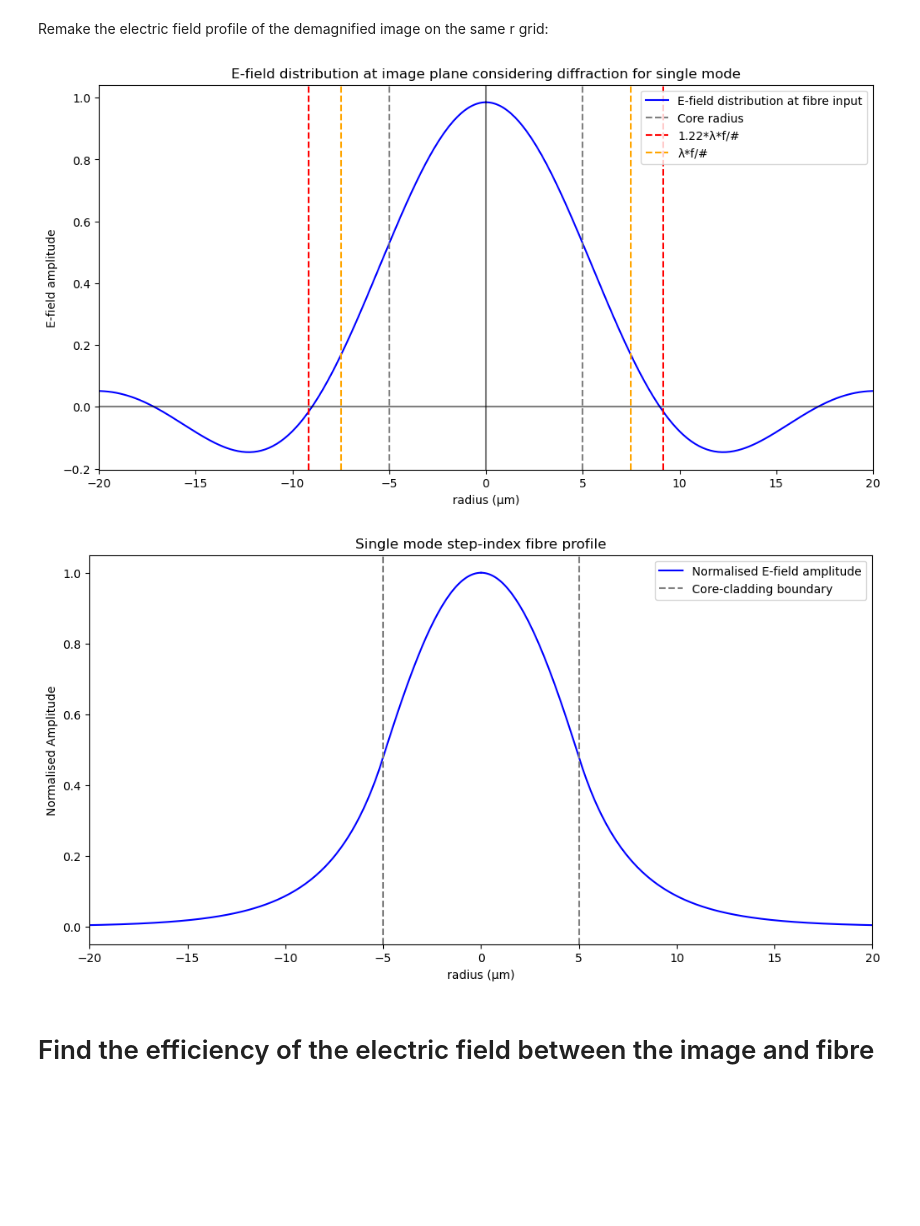
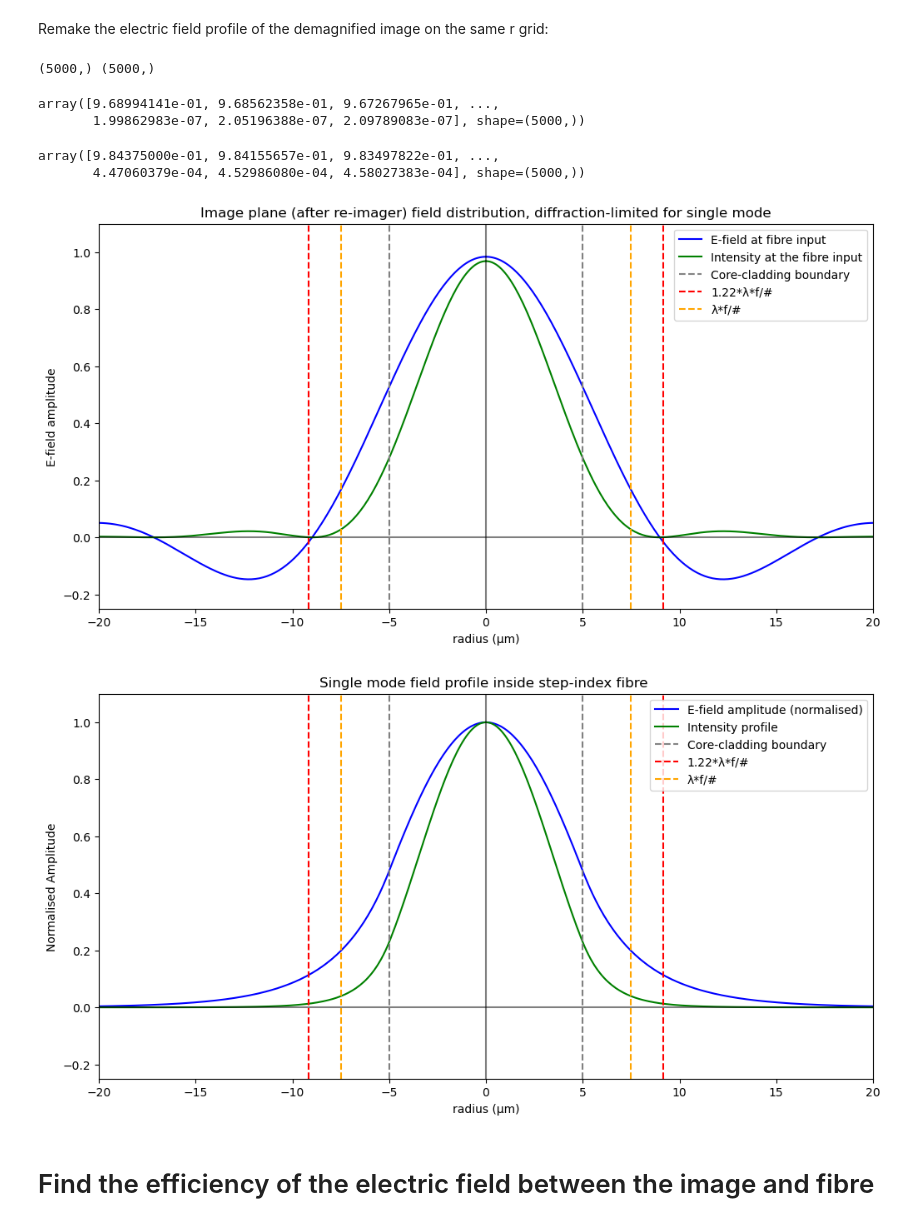
Before and after one commit to TongyueLiu/OH-Suppression-MRes-Project, a Jupyter notebook: Diffraction limited profile of E-field.ipynb, the cells around one changed output. Drawn from its saved outputs; the diff is of its cells as text; code cells hidden in the pictures; blank space fills up the shorter version.

```diff
--- a/Diffraction limited profile of E-field.ipynb
+++ b/Diffraction limited profile of E-field.ipynb
@@ -288,0 +304,4 @@ I_smf = np.abs(E_smf)**2
+# %%
+# Calculate electric field and intensity profiles using the function
+E_smf, I_smf = calculate_electric_field(rho, X_root, Y_root)
+print(E_smf.shape, I_smf.shape)
@@ -513,42 +573,71 @@ I_image_demag = np.abs(E_image_demag)**2
+# %%
+E_image_demag, I_image_demag = demagnified_diffraction_limited_E_field(r, lam0, F, alpha, E_S, Magnification)
+print(E_image_demag.shape, I_image_demag.shape)
+# %% [output]
+(5000,) (5000,)
+# %%
+I_image_demag
+# %% [output]
+array([9.68994141e-01, 9.68562358e-01, 9.67267965e-01, ...,
+       1.99862983e-07, 2.05196388e-07, 2.09789083e-07], shape=(5000,))
+# %%
+E_image_demag
+# %% [output]
+array([9.84375000e-01, 9.84155657e-01, 9.83497822e-01, ...,
+       4.47060379e-04, 4.52986080e-04, 4.58027383e-04], shape=(5000,))
 # %%
 plt.figure(figsize=(12, 6))
-plt.plot(r * 1e6, E_image_demag, label = 'E-field distribution at fibre input', color='blue')
+plt.plot(r * 1e6, E_image_demag, label = 'E-field at fibre input', color='blue')
 plt.plot(-r * 1e6, E_image_demag, color='blue') # Plot the negative radius to show the symmetry of the diffraction pattern
+plt.plot(r * 1e6, I_image_demag, label = 'Intensity at the fibre input', color='green')
+plt.plot(-r * 1e6, I_image_demag, color='green')
+
 plt.axhline(0, color='black', alpha=0.5) # Add a horizontal line at y=0 for reference
 plt.axvline(0, color='black', alpha=0.5) # Add a vertical line at x=0 for reference
-plt.axvline(a * 1e6, color = 'gray', linestyle='--', label='Core radius')
+plt.axvline(a * 1e6, color = 'gray', linestyle='--', label='Core-cladding boundary')
 plt.axvline((-a) * 1e6, color = 'gray', linestyle='--')
 plt.axvline(r_airy_demag * 1e6, color = 'red', linestyle='--', label='1.22*λ*f/#')
 plt.axvline((-r_airy_demag) * 1e6, color = 'red', linestyle='--')
 plt.axvline(r_image_demag * 1e6, color = 'orange', linestyle='--', label='λ*f/#')
 plt.axvline((-r_image_demag) * 1e6, color = 'orange', linestyle='--')
-plt.title("E-field distribution at image plane considering diffraction for single mode")
+
+plt.title("Image plane (after re-imager) field distribution, diffraction-limited for single mode")
 plt.xlabel('radius (µm)')
 plt.ylabel('E-field amplitude')
 plt.legend()
 plt.xlim(-20,20)
+plt.ylim(-0.25,1.1)
 plt.show()
 # %% [output]
-[figure, old version]
+[figure, new version]
 # %%
 # Plot the normalised electric field distribution and the intensity profile
 plt.figure(figsize=(12, 6))
-plt.plot(rho * a * 1e6, E_smf, label = 'Normalised E-field amplitude', color='blue')
+plt.plot(rho * a * 1e6, E_smf, label = 'E-field amplitude (normalised)', color='blue')
 plt.plot(-rho * a * 1e6, E_smf, color='blue')
-# plt.plot(rho * a * 1e6, I_smf, label = 'intensity profile', color='green')
-# plt.plot(-rho * a * 1e6, I_smf, color='green')
+plt.plot(rho * a * 1e6, I_smf, label = 'Intensity profile', color='green')
+plt.plot(-rho * a * 1e6, I_smf, color='green')
+
 plt.axvline(a * 1e6, color = 'gray', linestyle='--', label='Core-cladding boundary')
 plt.axvline(-a * 1e6, color = 'gray', linestyle='--')
-plt.title("Single mode step-index fibre profile")
+
+plt.axhline(0, color='black', alpha=0.5) # Add a horizontal line at y=0 for reference
+plt.axvline(0, color='black', alpha=0.5) # Add a vertical line at x=0 for reference
+plt.axvline(r_airy_demag * 1e6, color = 'red', linestyle='--', label='1.22*λ*f/#')
+plt.axvline((-r_airy_demag) * 1e6, color = 'red', linestyle='--')
+plt.axvline(r_image_demag * 1e6, color = 'orange', linestyle='--', label='λ*f/#')
+plt.axvline((-r_image_demag) * 1e6, color = 'orange', linestyle='--')
+
+plt.title("Single mode field profile inside step-index fibre ")
 plt.xlabel('radius (µm)')
 plt.ylabel('Normalised Amplitude')
 plt.legend()
 
 plt.xlim(-20,20)
-
+plt.ylim(-0.25,1.1)
 plt.show()
 # %% [output]
-[figure, old version]
+[figure, new version]
 # %% [markdown]
 # Find the efficiency of the electric field between the image and fibre
 # %% [markdown]
```
Also changed, not shown: parts of 23 cells of this notebook, 1 other file.
